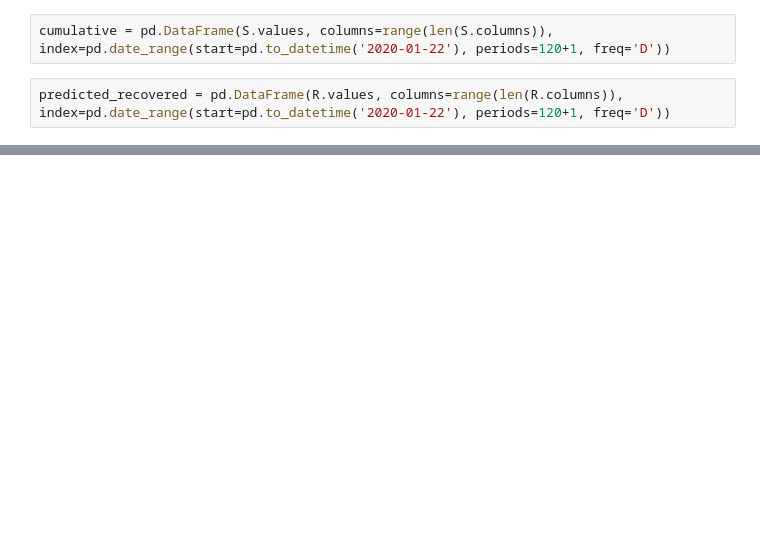
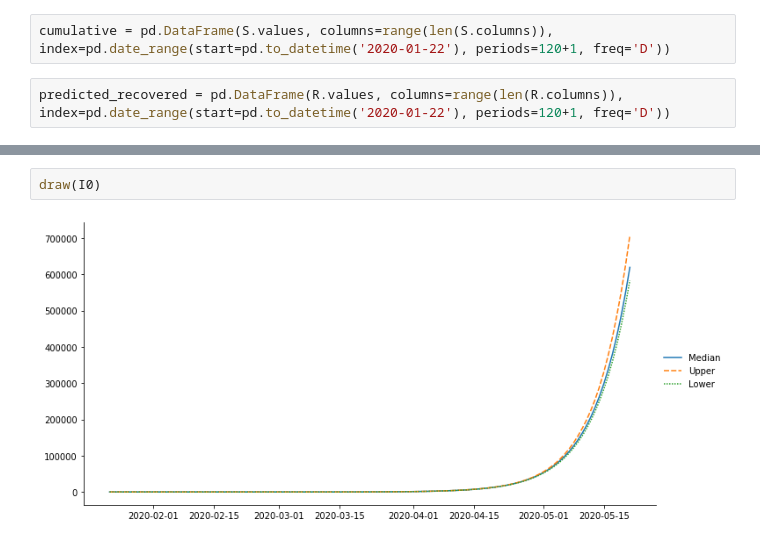
Before and after one commit to yoriyuki/COVID-19, a Jupyter notebook: prediction/Turzin.ipynb, the cells around one changed output, grey strips where cells are left out. Cells and saved outputs as stored; diff of their text form; blank space fills up the shorter version.

```diff
--- a/prediction/Turzin.ipynb
+++ b/prediction/Turzin.ipynb
@@ -223,0 +226,4 @@ draw(S)
+# %%
+draw(I0)
+# %% [output]
+[figure, added]
```
Also changed, not shown: parts of 13 cells of this notebook, 1 other file.
